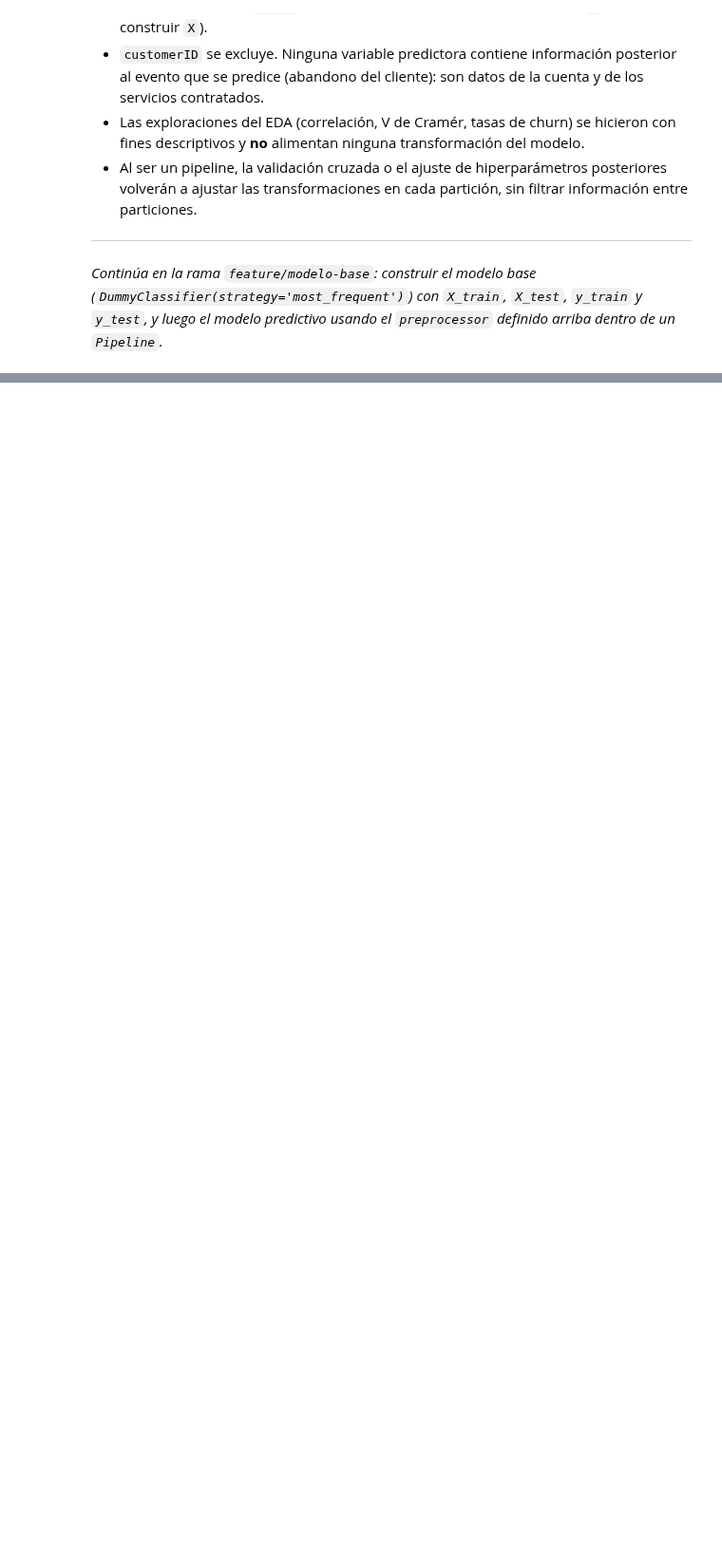
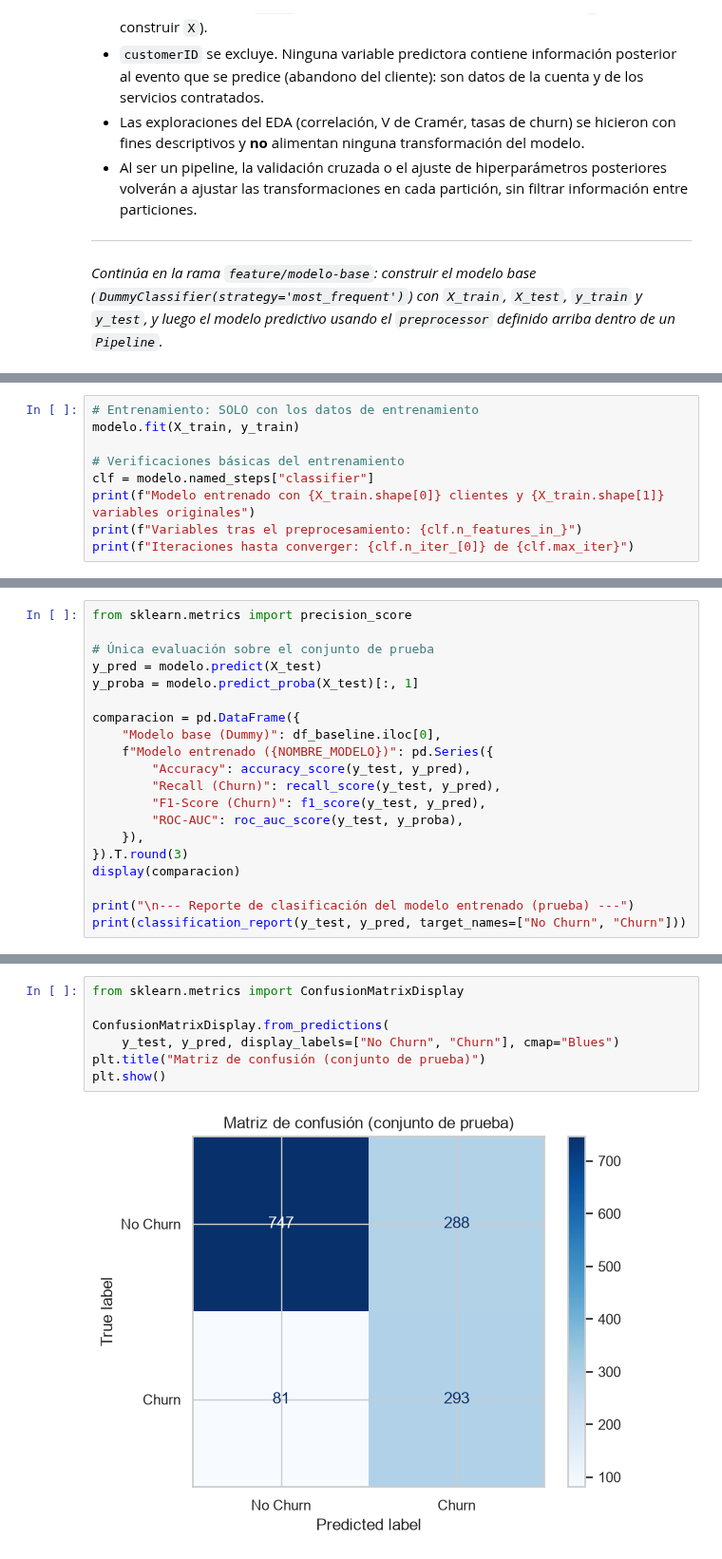
Before and after one commit to NorbeyR/telco-customer-churn-ml, a Jupyter notebook: fase-1/notebook.ipynb, the cells around one changed output, grey strips where cells are left out. Shown at 95% size. Drawn from its saved outputs; the diff is of its cells as text; blank space fills up the shorter version.

Commit message:
feat: agrega modelo base, entrenamiento, evaluación y guardado del modelo

```diff
--- a/fase-1/notebook.ipynb
+++ b/fase-1/notebook.ipynb
@@ -480,0 +637,9 @@ Medias aprendidas SOLO con entrenamiento (para escalar):
+# %%
+# Entrenamiento: SOLO con los datos de entrenamiento
+modelo.fit(X_train, y_train)
+
+# Verificaciones básicas del entrenamiento
+clf = modelo.named_steps["classifier"]
+print(f"Modelo entrenado con {X_train.shape[0]} clientes y {X_train.shape[1]} variables originales")
+print(f"Variables tras el preprocesamiento: {clf.n_features_in_}")
+print(f"Iteraciones hasta converger: {clf.n_iter_[0]} de {clf.max_iter}")
@@ -480,0 +680,20 @@ Medias aprendidas SOLO con entrenamiento (para escalar):
+# %%
+from sklearn.metrics import precision_score
+
+# Única evaluación sobre el conjunto de prueba
+y_pred = modelo.predict(X_test)
+y_proba = modelo.predict_proba(X_test)[:, 1]
+
+comparacion = pd.DataFrame({
+    "Modelo base (Dummy)": df_baseline.iloc[0],
+    f"Modelo entrenado ({NOMBRE_MODELO})": pd.Series({
+        "Accuracy": accuracy_score(y_test, y_pred),
+        "Recall (Churn)": recall_score(y_test, y_pred),
+        "F1-Score (Churn)": f1_score(y_test, y_pred),
+        "ROC-AUC": roc_auc_score(y_test, y_proba),
+    }),
+}).T.round(3)
+display(comparacion)
+
+print("\n--- Reporte de clasificación del modelo entrenado (prueba) ---")
+print(classification_report(y_test, y_pred, target_names=["No Churn", "Churn"]))
@@ -480,0 +725,9 @@ Medias aprendidas SOLO con entrenamiento (para escalar):
+# %%
+from sklearn.metrics import ConfusionMatrixDisplay
+
+ConfusionMatrixDisplay.from_predictions(
+    y_test, y_pred, display_labels=["No Churn", "Churn"], cmap="Blues")
+plt.title("Matriz de confusión (conjunto de prueba)")
+plt.show()
+# %% [output]
+[figure, added]
```
Also changed, not shown: parts of 18 cells of this notebook, 1 other file.
